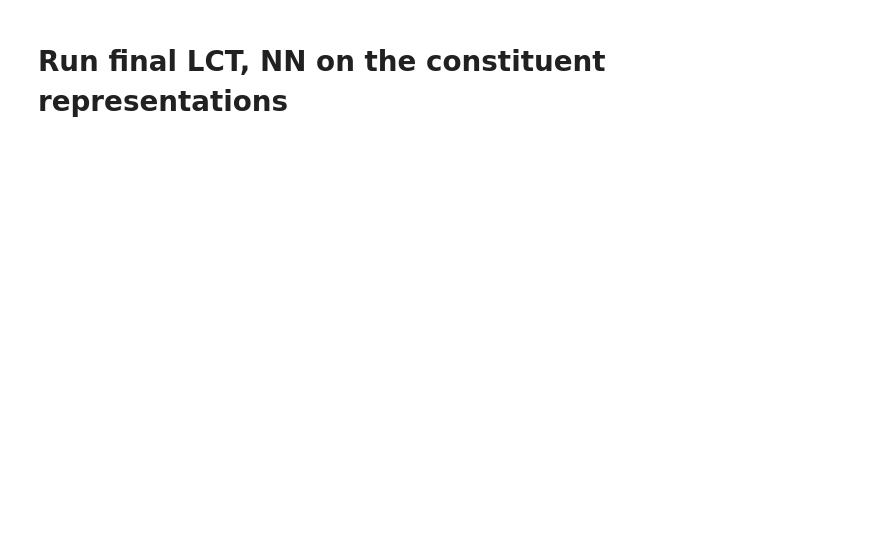
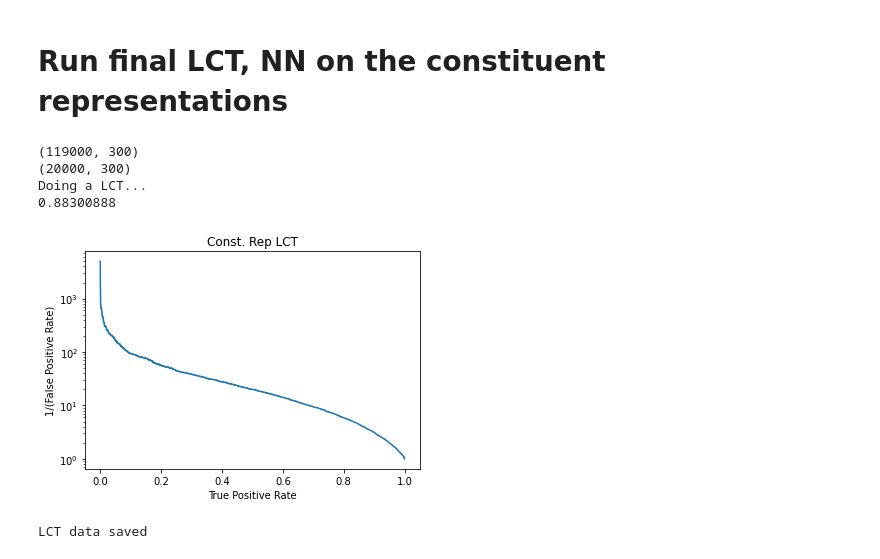
Before and after one commit to rmastand/JetCLR_AD, a Jupyter notebook: scripts/const_rep.ipynb, the cells around one changed output. Drawn from its saved outputs; the diff is of its cells as text; code cells hidden in the pictures; blank space fills up the shorter version.

```diff
--- a/scripts/const_rep.ipynb
+++ b/scripts/const_rep.ipynb
@@ -35,7 +38,7 @@ device.reset()
 # set the number of threads that pytorch will use
 torch.set_num_threads(2)
 
-exp_id = "dijet_dim_scan_21_09_12/0256dt1/"
+exp_id = "dim_scan_22_02_19/const_rep"+"_seed_"+str(seed)+"/"
 
 # set gpu device
 device = torch.device( "cuda" if torch.cuda.is_available() else "cpu")
@@ -104,88 +132,47 @@ def get_num_constits(dataset):
 # %%
 # with the constituent set (pt, eta, phi)
 
-constit_num = grading
-
-# prepare the data
-data_train_nn = crop_jets(data_train, constit_num)
-data_val_nn = crop_jets(data_val, constit_num)
-data_test_nn = crop_jets(data_test_f, constit_num)
-
-print(data_train_nn.shape)
+constit_num = 2*grading
 
 
+lct_train = np.reshape(cropped_train,(cropped_train.shape[0],3*constit_num))
+lct_test = np.reshape(cropped_test,(cropped_test.shape[0],3*constit_num))
 
-lct_train = np.reshape(data_train_nn,(data_train_nn.shape[0],3*constit_num))
-lct_test = np.reshape(data_test_nn,(data_test_nn.shape[0],3*constit_num))
-
-
+print(lct_train.shape)
+print(lct_test.shape)
 
 
 print("Doing a LCT...")
 #lc = LinearRegression()
 lc = Ridge(alpha = 1)
 lc.fit(lct_train, labels_train)
 # make the prediction
 predictions = lc.predict(lct_test)
 fpr, tpr, _ = roc_curve(labels_test_f, predictions)
 
 auc = roc_auc_score(labels_test_f, predictions)
 
 print(auc)
 
 plt.figure()
 plt.plot(tpr, 1.0/fpr)
 plt.yscale("log")
 plt.xlabel("True Positive Rate")
 plt.ylabel("1/(False Positive Rate)")
 plt.title("Const. Rep LCT")
 plt.show()
 
 
 np.save( expt_dir+"const_rep_lct_fpr_"+str(constit_num)+".npy", fpr )
 np.save( expt_dir+"const_rep_lct_tpr_"+str(constit_num)+".npy", tpr )
 print("LCT data saved")
 
 
-
 print()
-
-print("Doing a NN...")
-num_epochs_nn = 800
-batch_size_nn = 400
-update_epochs_nn = 10
-input_shape = 3*constit_num
-#update_epochs_nn = 20
-lr_nn = 0.00001
-
-
-
-performance_stats_nn = create_and_run_nn(device, input_shape, num_epochs_nn, batch_size_nn, update_epochs_nn,lr_nn,
-                                         data_train_nn, labels_train,
-                      data_val_nn, labels_val,
-                      data_test_nn, labels_test_f, True)
-
-# Plot the output losses
-plt.figure()
-plt.plot(performance_stats_nn["epochs"],performance_stats_nn["losses"], label = "loss")
-plt.plot(performance_stats_nn["val_epochs"],performance_stats_nn["val_losses"], label = "val loss")
-plt.xlabel("Epochs")
-plt.ylabel("Losses")
-plt.yscale("log")
-plt.legend()
-plt.title("Const. Rep NN")
-plt.show()
-
-plt.figure()
-plt.plot(performance_stats_nn["tpr"], 1.0/performance_stats_nn["fpr"])
-plt.yscale("log")
-plt.xlabel("True Positive Rate")
-plt.ylabel("1/(False Positive Rate)")
-plt.title("Const. Rep NN")
-plt.show()
-
-np.save( expt_dir+"const_rep_nn_tpr_"+str(constit_num)+".npy", performance_stats_nn["tpr"] )
-np.save( expt_dir+"const_rep_nn_fpr_"+str(constit_num)+".npy", performance_stats_nn["fpr"] )
-
-print("Accuracy of the network: %d %%" % (100.00 *performance_stats_nn["acc"]))
-print("ROC AUC:", performance_stats_nn["auc"])
+# %% [output]
+(119000, 300)
+(20000, 300)
+Doing a LCT...
+0.88300888
+[figure, added]
+LCT data saved
```
Also changed, not shown: parts of 4 cells of this notebook, 11 other files.
